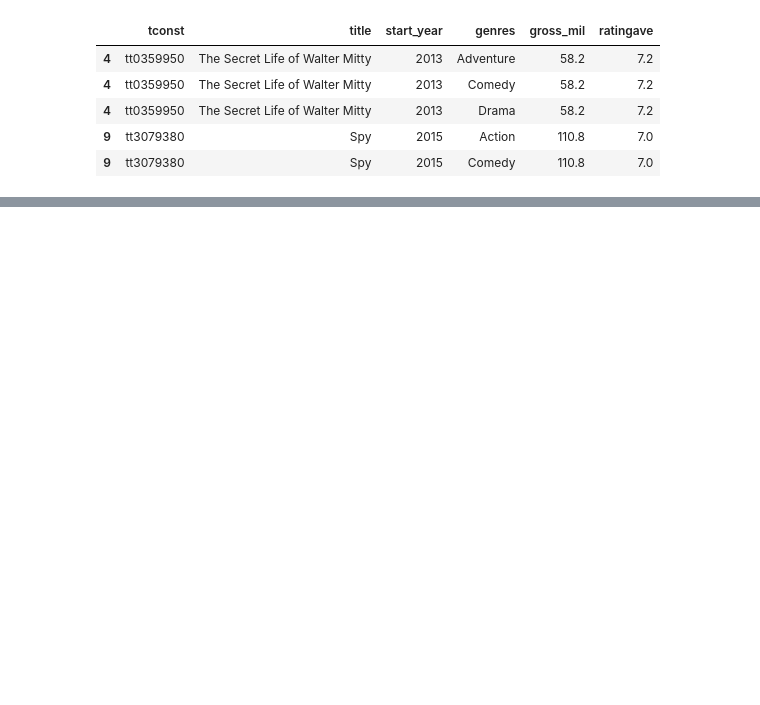
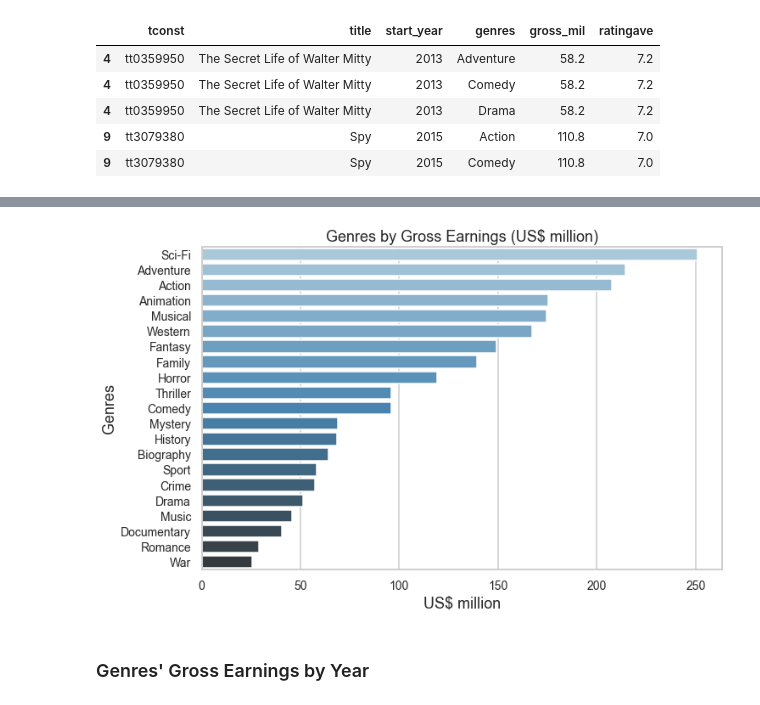
Before and after one commit to rfb-vibe/movie-studio-project, a Jupyter notebook: microsoft-tenne-project.ipynb, the cells around one changed output, grey strips where cells are left out. Saved outputs shown, nothing was run; the diff lists cells and outputs as text; code cells hidden in the pictures; blank space fills up the shorter version.

```diff
--- a/microsoft-tenne-project.ipynb
+++ b/microsoft-tenne-project.ipynb
@@ -408,0 +363,6 @@ Questions to consider:
+# %%
+# Create a new dataframe with average gross earnings per genre
+topratings_gross = moviedf_small[['title', 'genres', 'gross_mil']]
+topratings_gross = topratings_gross.groupby('genres', as_index = False).mean()
+topratings_gross.sort_values('gross_mil', ascending = False, inplace = True)
+topratings_gross
@@ -408,0 +387,16 @@ Questions to consider:
+# %%
+# Plot the average gross earnings per genre
+plt.figure(figsize=(11, 7))
+sns.set_style('whitegrid')
+sns.set_context("talk")
+ax = sns.barplot(x = "gross_mil", y = "genres", data = topratings_gross,
+                 order = topratings_gross.sort_values('gross_mil', ascending = False).genres,
+                 palette = 'Blues_d');
+ax.set(xlabel = 'US$ million',
+       ylabel = 'Genres', title = 'Genres by Gross Earnings (US$ million)')
+plt.tick_params(labelsize = 14)
+plt.show()
+# %% [output]
+[figure, added]
+# %% [markdown]
+### Genres' Gross Earnings by Year
```
Also changed, not shown: parts of 62 cells of this notebook, 2 other files.
